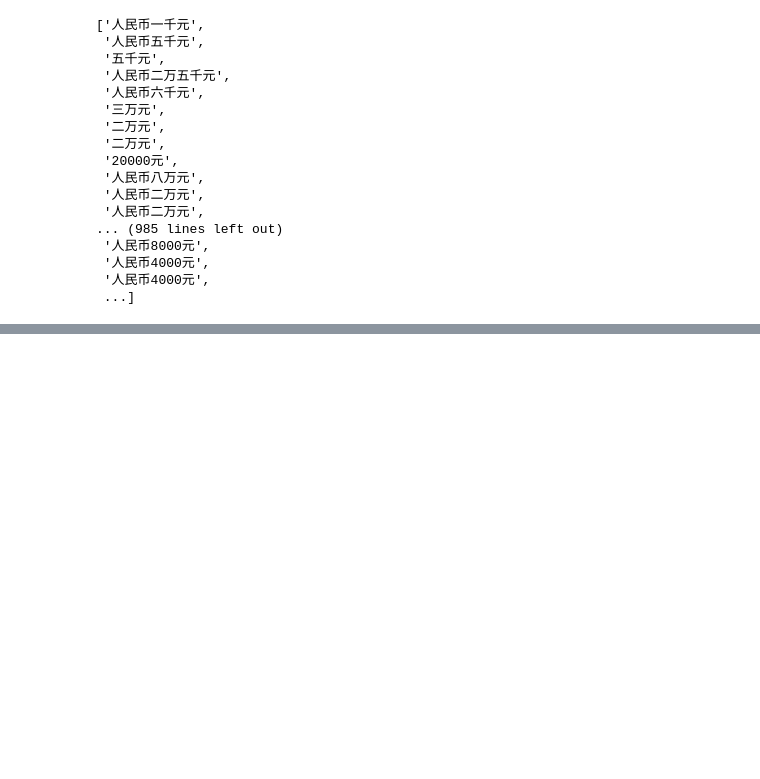
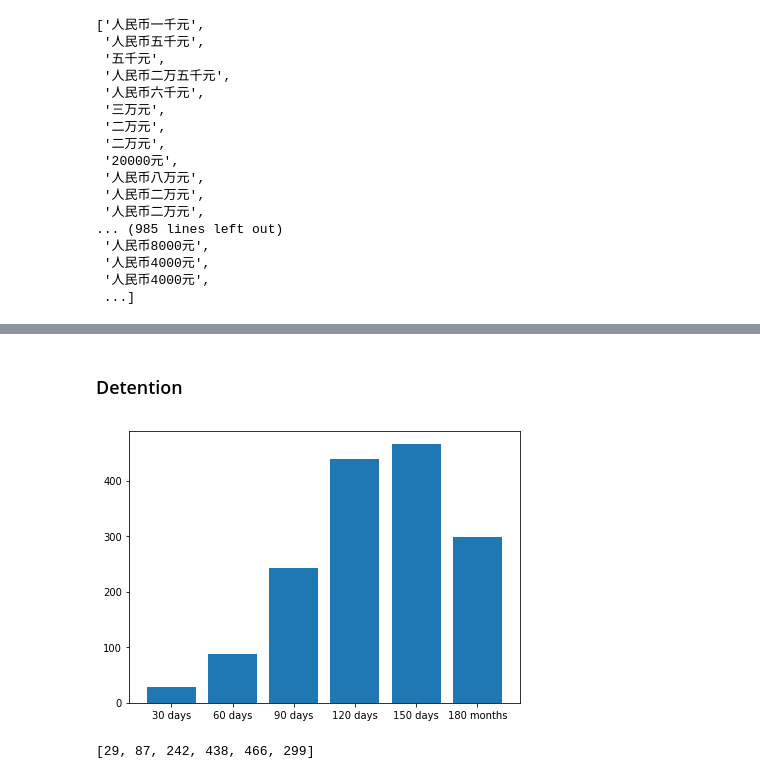
Before and after one commit to Yibin-Li/Law-Parser, a Jupyter notebook: Parsing Result Table.ipynb, the cells around one changed output, grey strips where cells are left out. Drawn from its saved outputs; the diff is of its cells as text; code cells hidden in the pictures; blank space fills up the shorter version.

```diff
--- a/Parsing Result Table.ipynb
+++ b/Parsing Result Table.ipynb
@@ -311,0 +373,15 @@ print(len(fines))
+# %%
+i_stats_result = []
+total_stats_result = []
+
+for i_arr in all_arr:
+    i_max = np.max(i_arr)
+    i_min = np.min(i_arr)
+    i_mean = np.around(np.mean(i_arr), decimals=2)
+    i_median = np.median(i_arr)
+    i_std = np.around(np.std(i_arr), decimals=2)
+    i_mode = str(stats.mode(i_arr)[0][0]) + ", count: " + str(stats.mode(i_arr)[1][0])
+    i_stats_result = [i_max, i_min, i_mean, i_median, i_std, i_mode]
+    total_stats_result.append(i_stats_result)
+df = pd.DataFrame(np.array(total_stats_result),columns=['max', 'min', 'mean', 'median', 'std', 'mode'])
+df
@@ -389,0 +460,15 @@ for m in result:
+# %% [markdown]
+### Detention
+# %%
+detention_label = ["30 days", "60 days", "90 days", "120 days", "150 days",
+                      "180 months"]
+detention_value = []
+for i in range(1, 7):
+    detention_value.append(len([n for n in detention_arr if n <= i*30 and n > (i-1)*30]))
+plt.figure(figsize=(7, 5))
+plt.bar(detention_label, detention_value)
+plt.show()
+print(detention_value)
+# %% [output]
+[figure, added]
+[29, 87, 242, 438, 466, 299]
```
Also changed, not shown: parts of 23 cells of this notebook.
